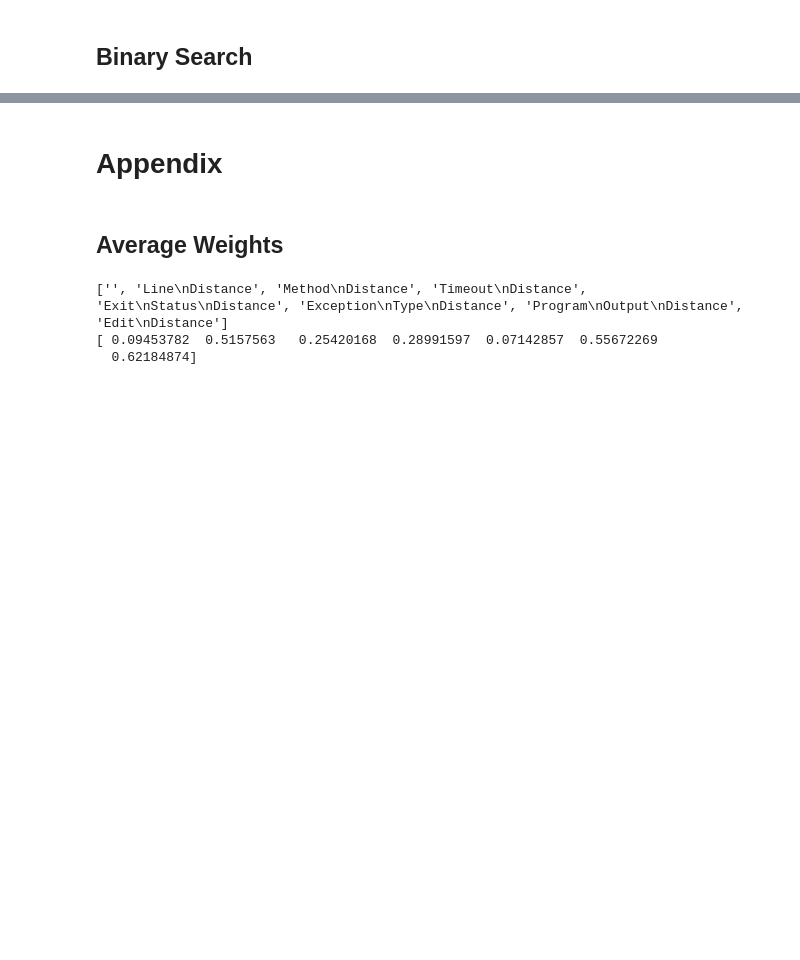
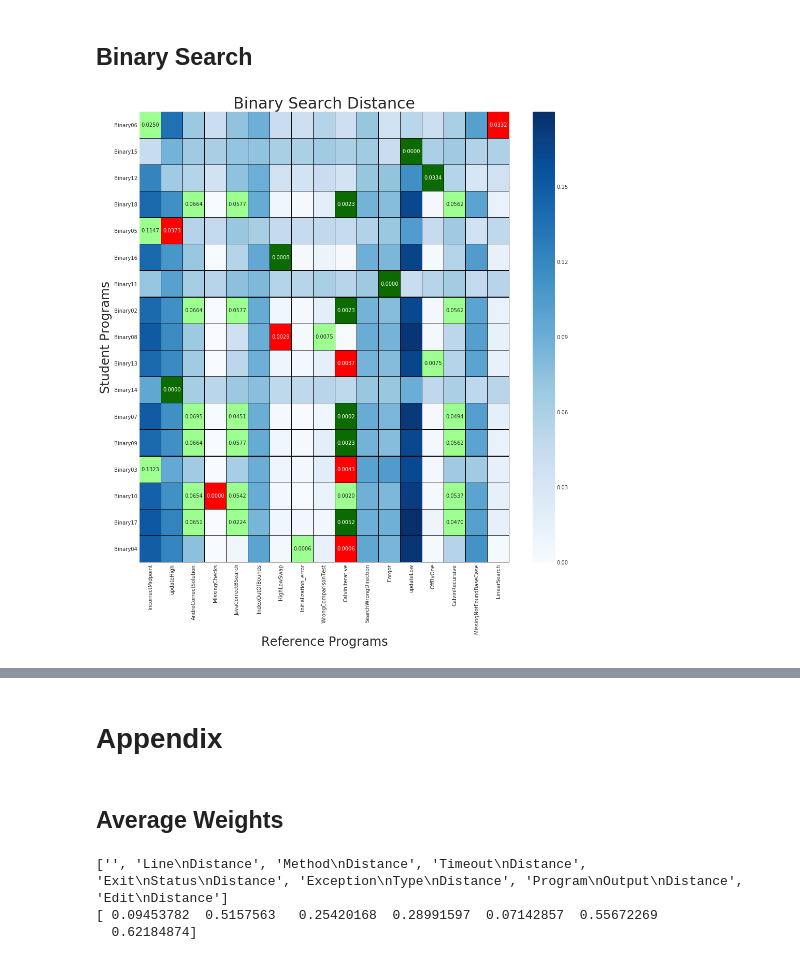
Before and after one commit to rhartman96/SeniorProject, a Jupyter notebook: Plots.ipynb, the cells around one changed output, grey strips where cells are left out. Saved outputs shown, nothing was run; the diff lists cells and outputs as text; code cells hidden in the pictures; blank space fills up the shorter version.

```diff
--- a/Plots.ipynb
+++ b/Plots.ipynb
@@ -197,3 +203,4 @@ def getBinaryMap():
     binary_map["Binary16"] = ["HighLowSwap"]
     binary_map["Binary17"] = ["AndreCorrectSolution", "CalvinIterative", "CalvinRecursive", "JavaCorrectBSearch"]
     binary_map["Binary18"] = ["AndreCorrectSolution", "CalvinIterative", "CalvinRecursive", "JavaCorrectBSearch"]
+    return binary_map
@@ -199,0 +230,35 @@ def getBinaryMap():
+# %%
+csvFile = "AutomatedProgramFeedback/editDistanceMappting-binaryRyan.csv"
+df = pd.read_csv(csvFile)
+xLabels,yLabels = getAxisLabels(df)
+del xLabels[0]
+df = df.drop(df.columns[0], axis=1)
+
+
+normed_matrix = normalize(df.as_matrix(), axis=1, norm='l1')
+#normed_matrix = np.subtract(1.0, normed_matrix)
+
+matrix = np.zeros((17,17))
+correctMapping = getBinaryMap()
+matrix = addFeatureToMaskMatrix(matrix, correctMapping,yLabels,xLabels,1)
+outputMapping = getOurMapping()
+# print(outputMapping)
+matrix = addFeatureToMaskMatrix(matrix, outputMapping, yLabels,xLabels,2)
+fig, ax = plt.subplots()
+fig.set_figwidth(16)
+fig.set_figheight(16)
+ax.set_title('Binary Search Distance',fontsize=30)
+supposedToMatch = [(0.611, 1,0.561)]
+correctMatch = [(0.047,0.419,0)]
+wrongMatch = ['r']
+sns.set_style("darkgrid")
+ax = sns.heatmap(normed_matrix,ax=ax,annot=False, cmap='Blues',fmt=".4f",linewidths=0.125,linecolor='k', mask = matrix == 1)
+ax = sns.heatmap(normed_matrix,ax=ax,annot=True, cmap=supposedToMatch,fmt=".4f", mask = matrix != 1, cbar=False,linewidths=0.125,linecolor='k',xticklabels=xLabels,yticklabels= yLabels)
+ax = sns.heatmap(normed_matrix,ax=ax,annot=True, cmap=wrongMatch,fmt=".4f", mask = matrix != 2, cbar=False,linewidths=0.125,linecolor='k',xticklabels=xLabels,yticklabels= yLabels)
+ax = sns.heatmap(normed_matrix,ax=ax,annot=True, cmap=correctMatch,fmt=".4f", mask = matrix != 3, cbar=False,linewidths=0.125,linecolor='k',xticklabels=xLabels,yticklabels= yLabels)
+ax.set_ylabel('Student Programs', fontsize=24)
+ax.set_xlabel('Reference Programs', fontsize=24)
+ax.set_yticklabels(labels=yLabels, rotation='horizontal')
+plt.savefig('binarySearch.pdf')
+# %% [output]
+[figure, added]
```
Also changed, not shown: parts of 8 cells of this notebook, 6 other files.
